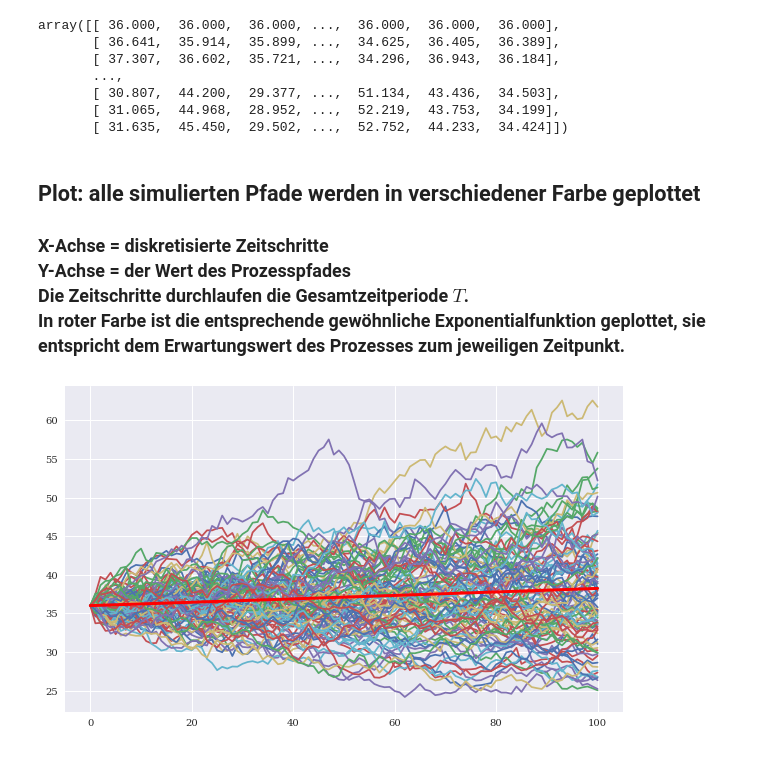
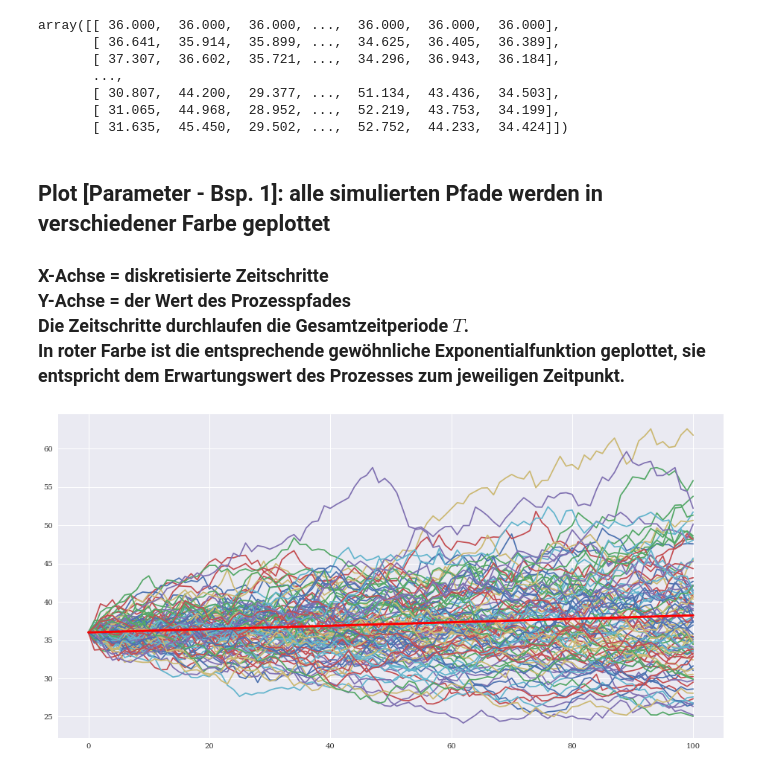
Before and after one commit to quantomas/BlackScholes, a Jupyter notebook: examples_BS_2.ipynb, the cells around one changed output. Cells and saved outputs as stored; diff of their text form; code cells hidden in the pictures.

```diff
--- a/examples_BS_2.ipynb
+++ b/examples_BS_2.ipynb
@@ -27,3 +29,8 @@ sigma = 0.2
+# %%
+S0 = 1.
+r = 0.8
+T = 1.0
+sigma = 0.4
 # %% [markdown]
 M = Anzahl der diskretisierten Zeitschritte<br>
 I = Anzahl der simulierten Pfade
@@ -93,20 +100,19 @@ array([[ 36.000,  36.000,  36.000, ...,  36.000,  36.000,  36.000],
        [ 31.065,  44.968,  28.952, ...,  52.219,  43.753,  34.199],
        [ 31.635,  45.450,  29.502, ...,  52.752,  44.233,  34.424]])
 # %% [markdown]
-## Plot: alle simulierten Pfade werden in verschiedener Farbe geplottet
+## Plot [Parameter - Bsp. 1]: alle simulierten Pfade werden in verschiedener Farbe geplottet
 ### X-Achse = diskretisierte Zeitschritte<br>Y-Achse = der Wert des Prozesspfades<br>Die Zeitschritte durchlaufen die Gesamtzeitperiode $T$.<br>In roter Farbe ist die entsprechende gewöhnliche Exponentialfunktion geplottet, sie entspricht dem Erwartungswert des Prozesses zum jeweiligen Zeitpunkt.
 # %%
 m_grid = np.arange(0, M + 1)
 t_grid = T * m_grid / M
 exp_val = S0 * np.exp(r * t_grid)
 
-
 plt.style.use('seaborn')
 mpl.rcParams['font.family'] = 'serif'
 mpl.rcParams['savefig.dpi'] = 300
-plt.figure(figsize=(10, 6))
+plt.figure(figsize=(16, 8))
 plt.plot(S[:, :100])
 # plt.plot(S[:, 10:20]);
 plt.plot(m_grid, exp_val, 'r-', linewidth=3);
 # %% [output]
-[figure, old version]
+[figure, new version]
```
Also changed, not shown: parts of 7 cells of this notebook.
